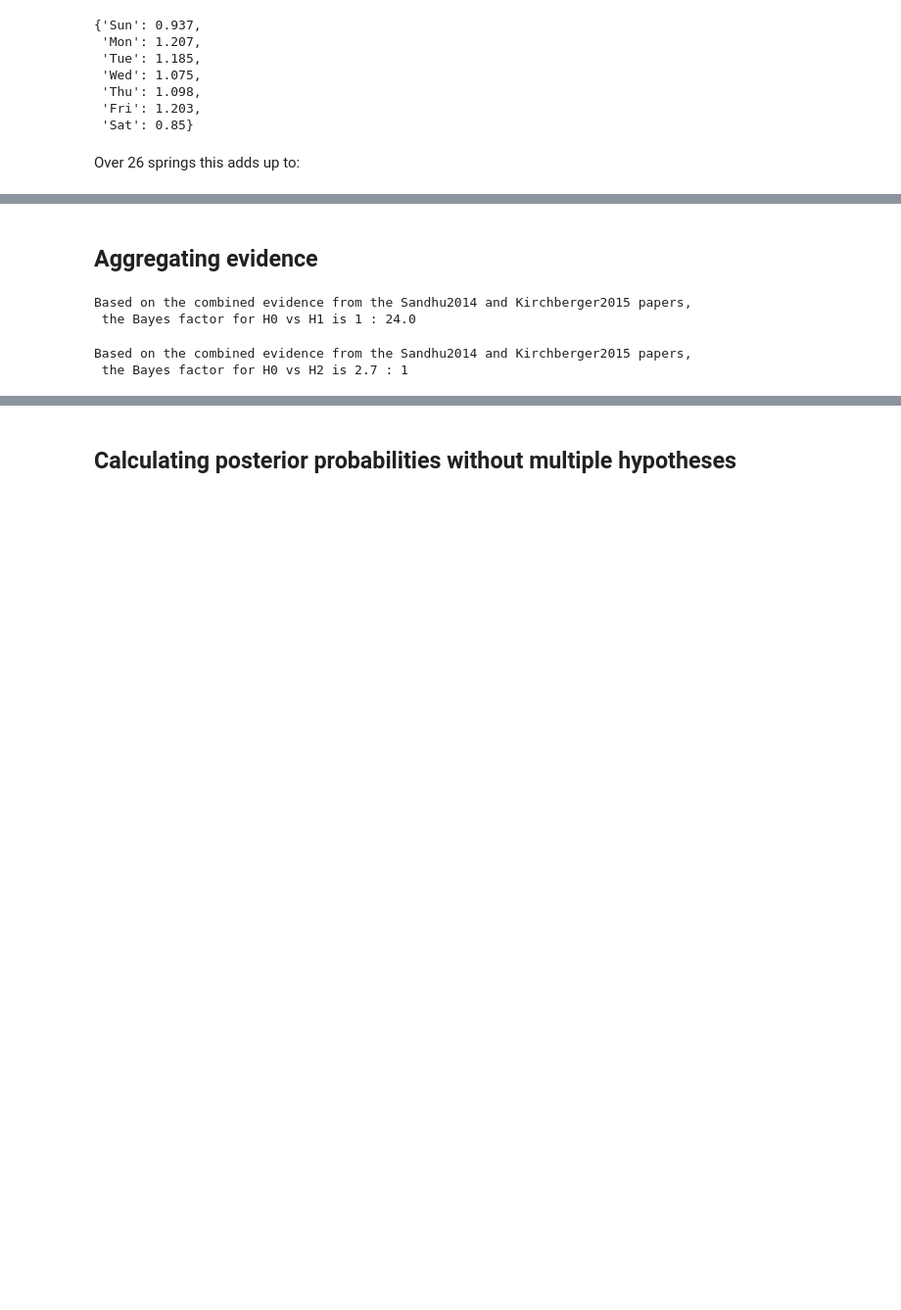
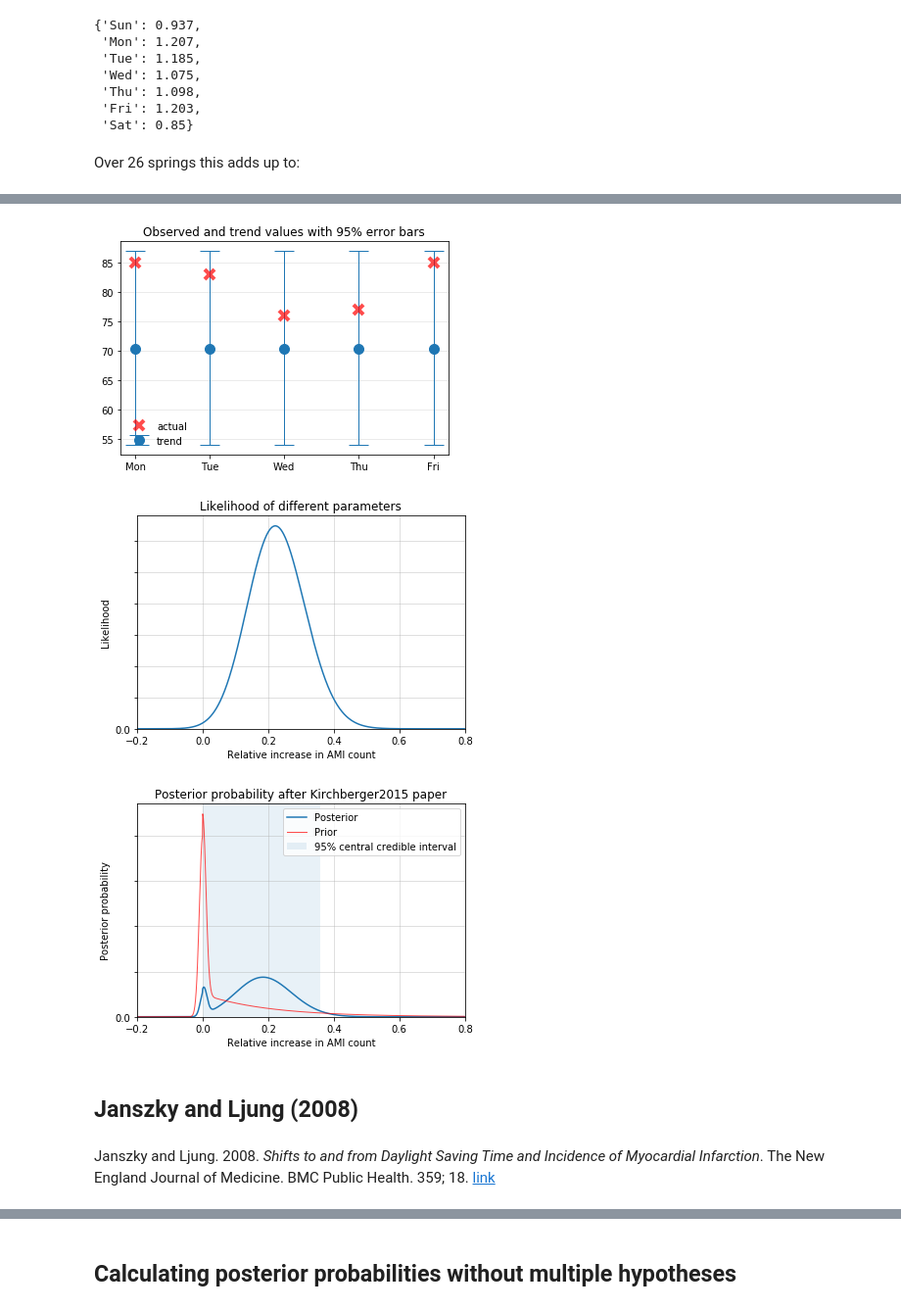
Before and after one commit to treszkai/BayesianScience, a Jupyter notebook: DST vs AMI.ipynb, the cells around one changed output, grey strips where cells are left out. Shown at 98% size. Saved outputs shown, nothing was run; the diff lists cells and outputs as text; code cells hidden in the pictures; blank space fills up the shorter version.

```diff
--- a/DST vs AMI.ipynb
+++ b/DST vs AMI.ipynb
@@ -336,3 +359,0 @@ ami_obs = {day: round(ami_trend[day] * mean_irr_spring[day]) for day in m.WEEKDA
-# %%
-data[PAPER_ID]['trend'] = ami_trend
-data[PAPER_ID]['obs'] = ami_obs
@@ -395,2 +359,0 @@ for hyp, ml in zip(['H0', 'H1', 'H2'], [M0, M1, M2]):
-# %% [markdown]
-## Aggregating evidence
@@ -420,10 +360,16 @@ def f(marginal_likelihoods: Mapping[str, Mapping[str, float]], h_null: str, h_al
-# %%
-f(marginal_likelihoods, "H0", "H1")
-# %% [output]
-Based on the combined evidence from the Sandhu2014 and Kirchberger2015 papers,
- the Bayes factor for H0 vs H1 is 1 : 24.0
-# %%
-f(marginal_likelihoods, "H0", "H2")
-# %% [output]
-Based on the combined evidence from the Sandhu2014 and Kirchberger2015 papers,
- the Bayes factor for H0 vs H2 is 2.7 : 1
+# %%
+num_years = 26
+
+ami_trend = {day: ami_per_day * num_years for day in utils.WEEKDAYS}
+ami_obs = {day: round(ami_trend[day] * mean_irr_spring[day]) for day in utils.WEEKDAYS}
+# %%
+utils.process_study_results(data, param_space, prior, log_likelihoods,
+                            "Kirchberger2015", ami_trend, ami_obs, num_years)
+# %% [output]
+[figure, added]
+[figure, added]
+[figure, added]
+# %% [markdown]
+## Janszky and Ljung (2008)
+# %% [markdown]
+Janszky and Ljung. 2008. _Shifts to and from Daylight Saving Time and Incidence of Myocardial Infarction_. The New England Journal of Medicine.  BMC Public Health. 359; 18. [link](https://www.nejm.org/doi/full/10.1056/NEJMc0807104)
```
Also changed, not shown: parts of 96 cells of this notebook, 8 other files.
